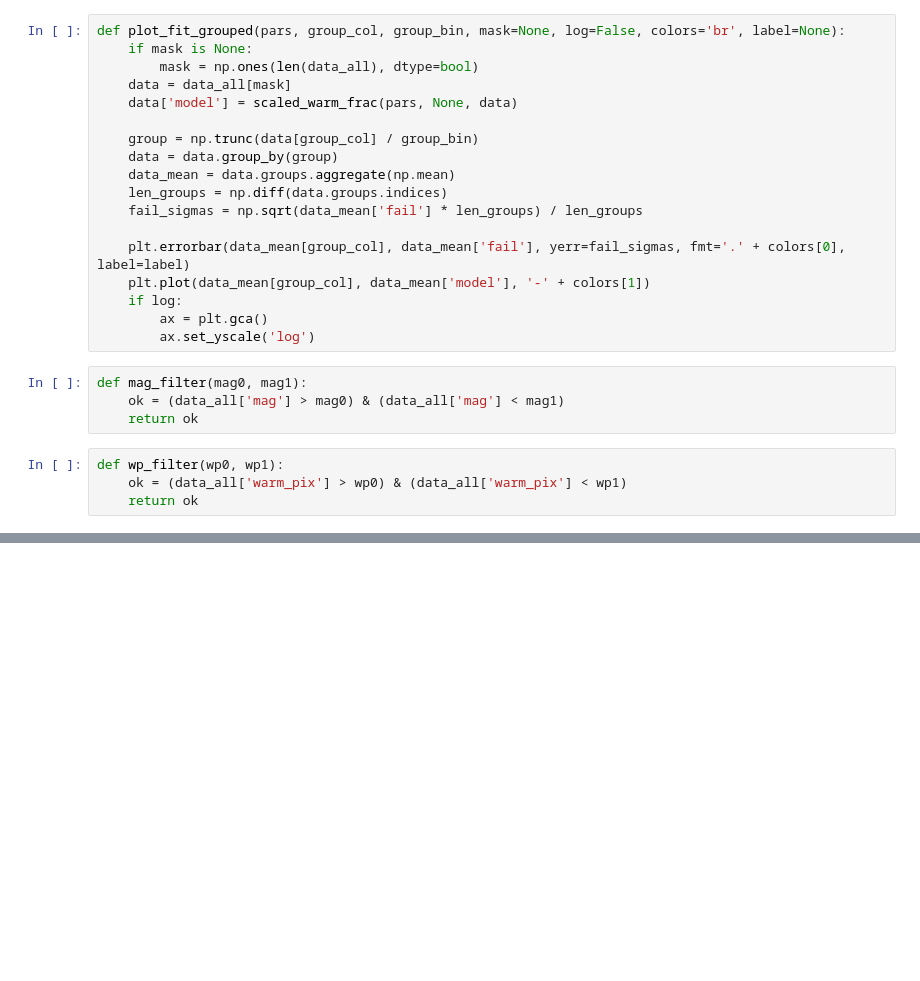
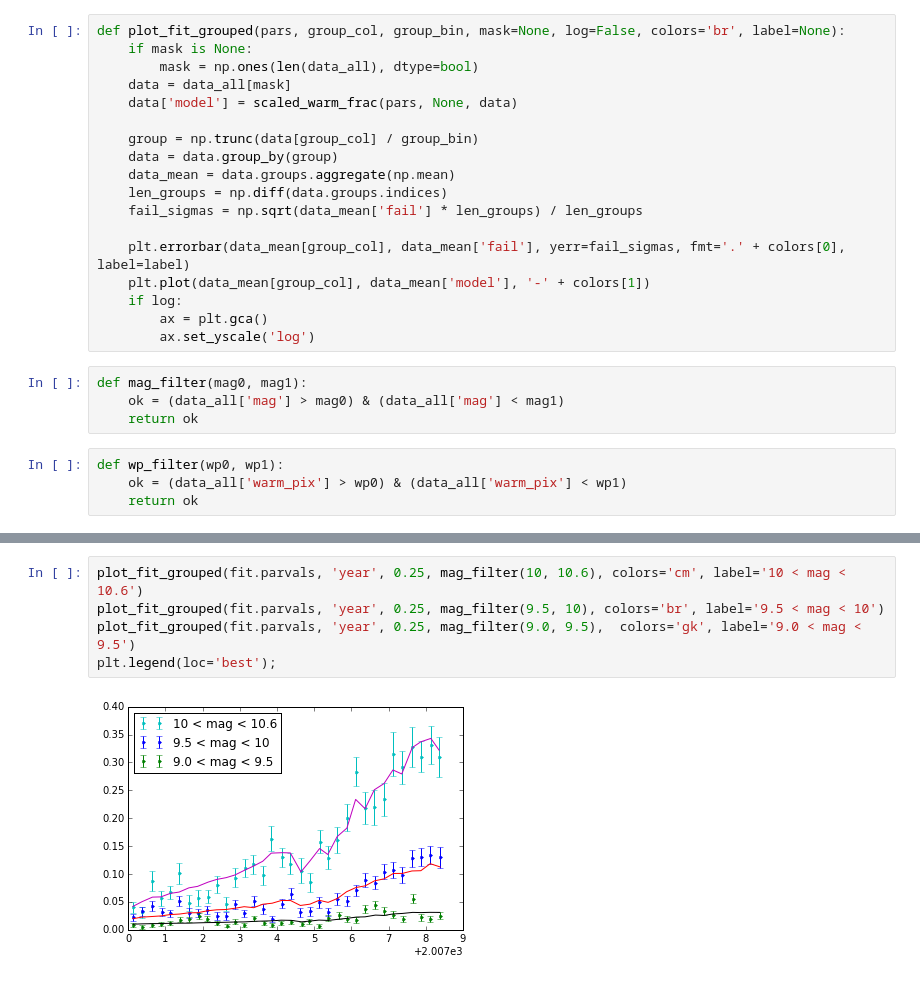
Before and after one commit to sot/aca_stats, a Jupyter notebook: fit_sota_model.ipynb, the cells around one changed output, grey strips where cells are left out. Saved outputs shown, nothing was run; the diff lists cells and outputs as text; blank space fills up the shorter version.

```diff
--- a/fit_sota_model.ipynb
+++ b/fit_sota_model.ipynb
@@ -146,0 +169,7 @@ plt.legend(loc='best')
+# %%
+plot_fit_grouped(fit.parvals, 'year', 0.25, mag_filter(10, 10.6), colors='cm', label='10 < mag < 10.6')
+plot_fit_grouped(fit.parvals, 'year', 0.25, mag_filter(9.5, 10), colors='br', label='9.5 < mag < 10')
+plot_fit_grouped(fit.parvals, 'year', 0.25, mag_filter(9.0, 9.5),  colors='gk', label='9.0 < mag < 9.5')
+plt.legend(loc='best');
+# %% [output]
+[figure, added]
```
Also changed, not shown: parts of 8 cells of this notebook, 2 other files.
